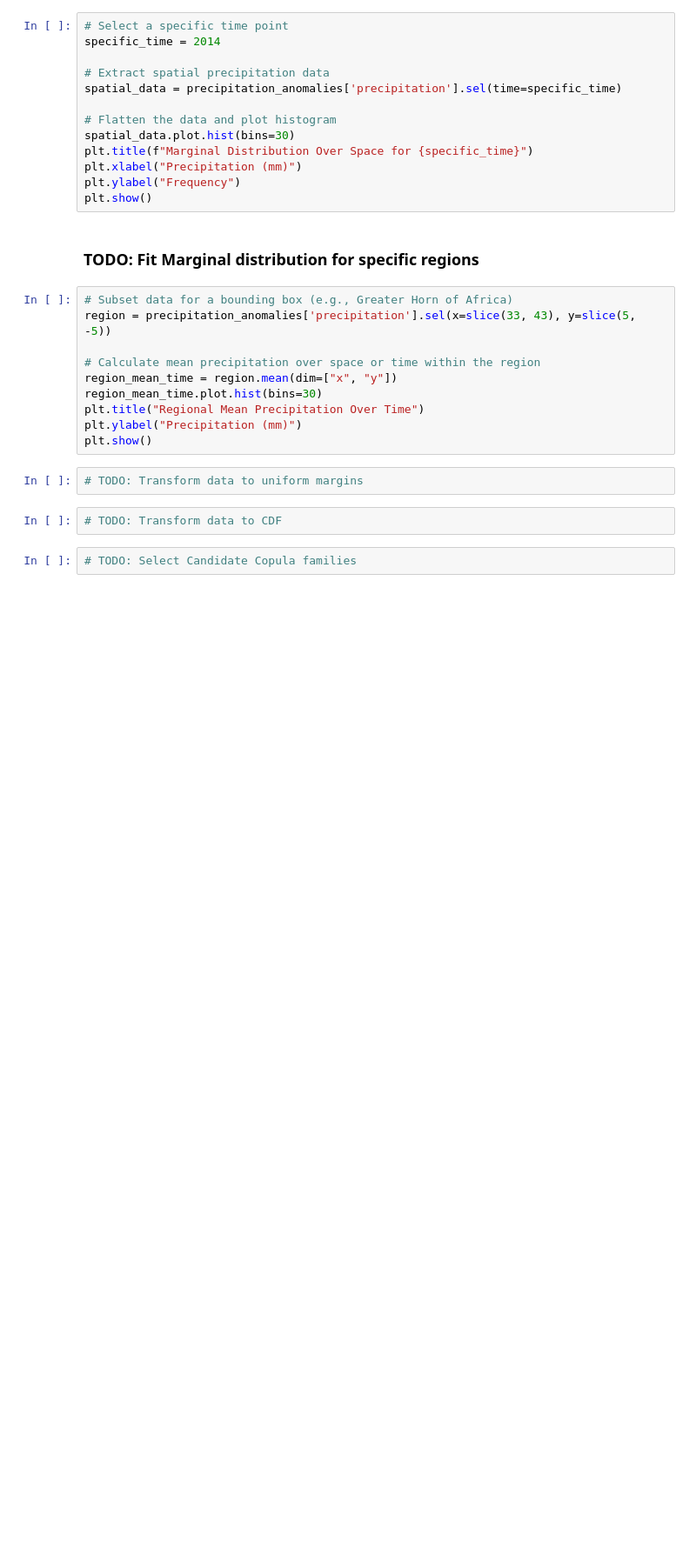
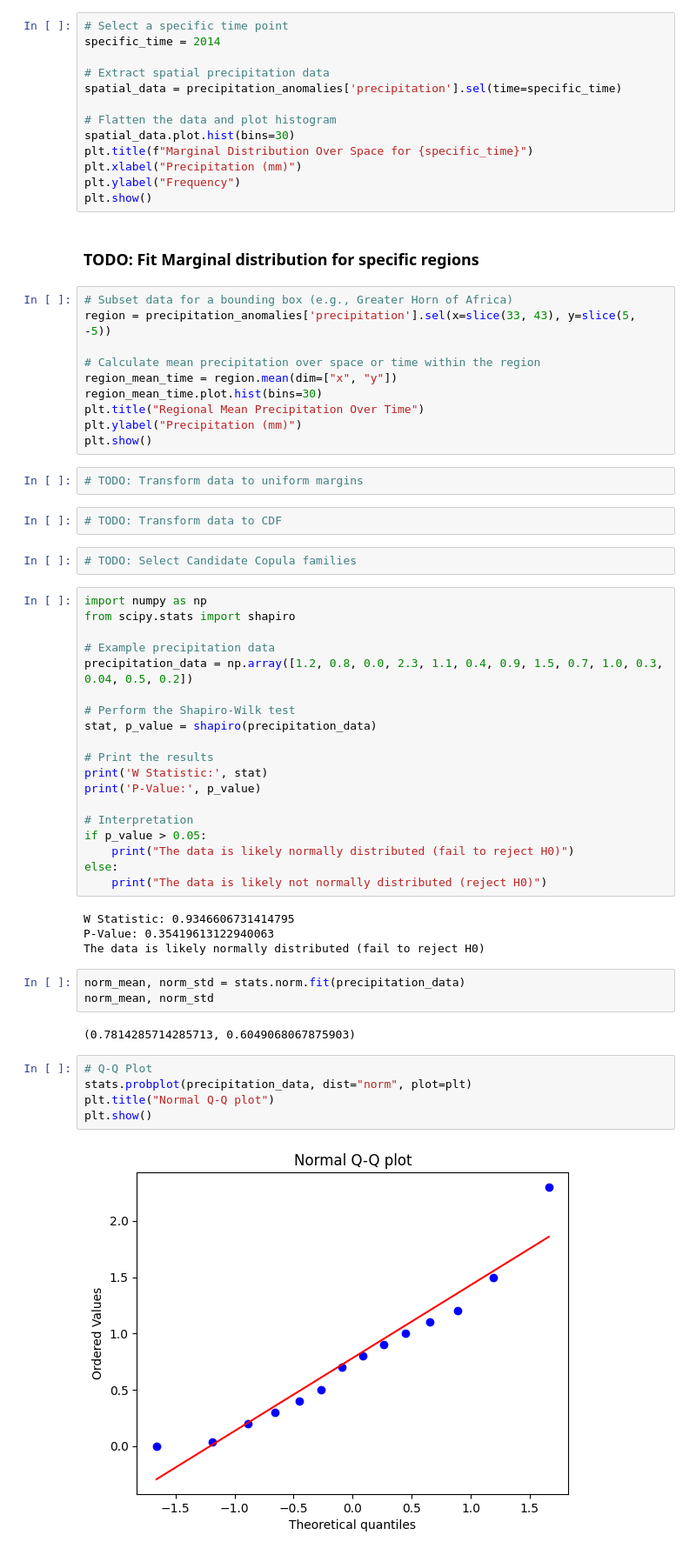
Before and after one commit to linibensonjr/drought-detection-gha, a Jupyter notebook: codebase/precipitation_processing.ipynb, the cells around one changed output. Shown: that part at 87% size. Cells and saved outputs as stored; diff of their text form; blank space fills up the shorter version.

```diff
--- a/codebase/precipitation_processing.ipynb
+++ b/codebase/precipitation_processing.ipynb
@@ -424,3 +430,38 @@ plt.show()
 # TODO: Transform data to CDF
 # %%
 # TODO: Select Candidate Copula families
+# %%
+import numpy as np
+from scipy.stats import shapiro
+
+# Example precipitation data
+precipitation_data = np.array([1.2, 0.8, 0.0, 2.3, 1.1, 0.4, 0.9, 1.5, 0.7, 1.0, 0.3, 0.04, 0.5, 0.2])
+
+# Perform the Shapiro-Wilk test
+stat, p_value = shapiro(precipitation_data)
+
+# Print the results
+print('W Statistic:', stat)
+print('P-Value:', p_value)
+
+# Interpretation
+if p_value > 0.05:
+    print("The data is likely normally distributed (fail to reject H0)")
+else:
+    print("The data is likely not normally distributed (reject H0)")
+# %% [output]
+W Statistic: 0.9346606731414795
+P-Value: 0.35419613122940063
+The data is likely normally distributed (fail to reject H0)
+# %%
+norm_mean, norm_std = stats.norm.fit(precipitation_data)
+norm_mean, norm_std
+# %% [output]
+(0.7814285714285713, 0.6049068067875903)
+# %%
+# Q-Q Plot
+stats.probplot(precipitation_data, dist="norm", plot=plt)
+plt.title("Normal Q-Q plot")
+plt.show()
+# %% [output]
+[figure, added]
```
Also changed, not shown: parts of 7 cells of this notebook.
